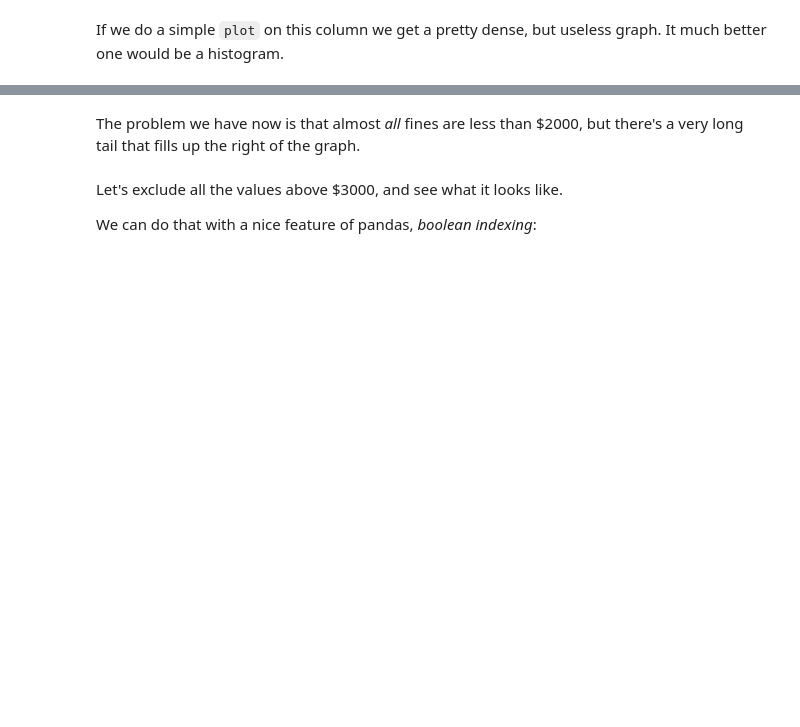
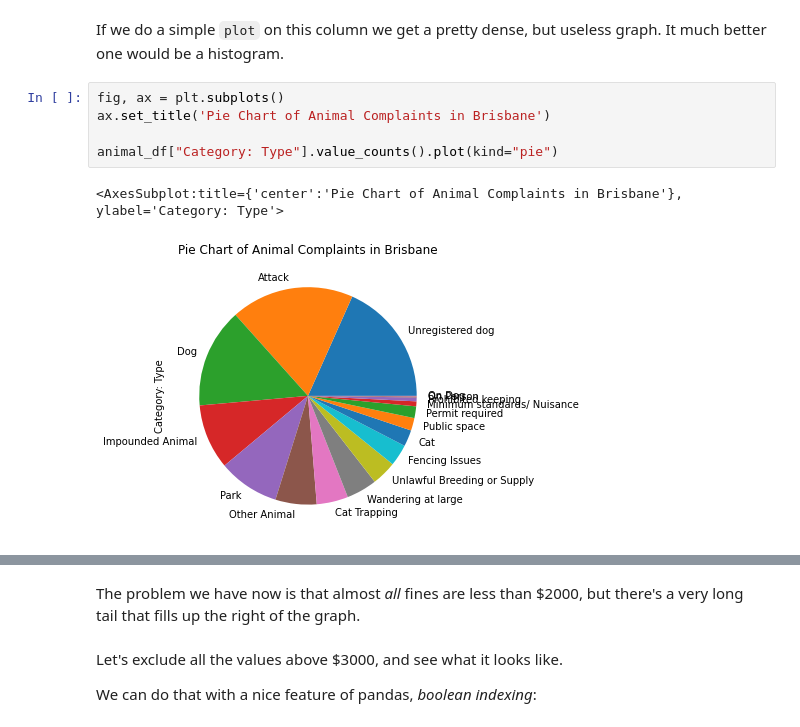
Before and after one commit to sandysoe/data_project_2023, a Jupyter notebook: basic_pandas_animal.ipynb, the cells around one changed output, grey strips where cells are left out. Cells and saved outputs as stored; diff of their text form; blank space fills up the shorter version.

```diff
--- a/basic_pandas_animal.ipynb
+++ b/basic_pandas_animal.ipynb
@@ -134,2 +222,10 @@ animal_df["Category: Type"].value_counts().plot(kind="bar")
 # %% [markdown]
 If we do a simple `plot` on this column we get a pretty dense, but useless graph. It much better one would be a histogram.
+# %%
+fig, ax = plt.subplots()
+ax.set_title('Pie Chart of Animal Complaints in Brisbane')
+
+animal_df["Category: Type"].value_counts().plot(kind="pie")
+# %% [output]
+<AxesSubplot:title={'center':'Pie Chart of Animal Complaints in Brisbane'}, ylabel='Category: Type'>
+[figure, added]
```
Also changed, not shown: parts of 19 cells of this notebook, 1 other file.
